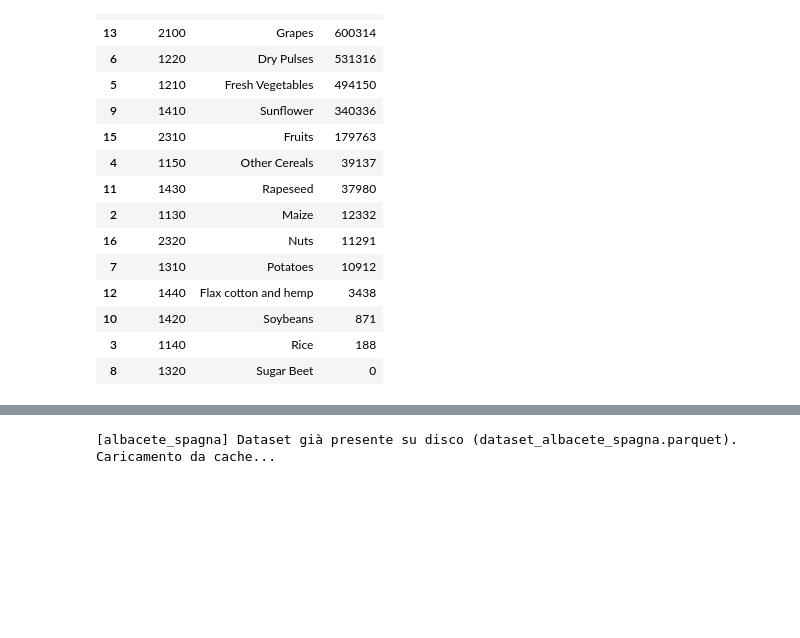
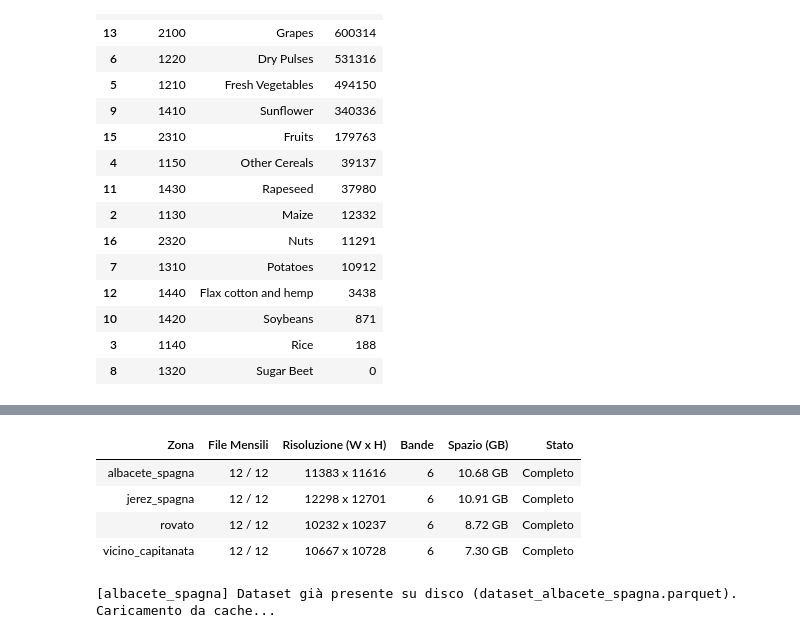
Before and after one commit to SimoRinaldi/crop-spatial-classification, a Jupyter notebook: notebooks/test.ipynb, the cells around one changed output, grey strips where cells are left out. Cells and saved outputs as stored; diff of their text form; code cells hidden in the pictures; blank space fills up the shorter version.

Commit message:
test - cella4 ok

```diff
--- a/notebooks/test.ipynb
+++ b/notebooks/test.ipynb
@@ -117,15 +117,15 @@ for zone_name, file_paths in zone_data_3035.items():
     for tif_path in file_paths["tif"]:
         # costruisce il percorso del file riproiettato in EPSG:4326 e la cartella
         file_name = tif_path.replace("03035", "4326").replace("raw", "processed")
-        xml_path = Path(file_name)
+        bbox = Path(file_name)
 
         # se il file riproiettato esiste già, salta la riproiezione
-        if xml_path.is_file():
+        if bbox.is_file():
             zone_file_list.append(file_name)
             continue
 
         # crea la cartella di destinazione se non esiste
-        xml_path.parent.mkdir(parents=True, exist_ok=True)
+        bbox.parent.mkdir(parents=True, exist_ok=True)
 
         print(f"Riproiezione in corso per {zone_name}: {Path(tif_path).name} -> EPSG:4326...")
 
@@ -157,14 +157,14 @@ from src.config import EXCLUDED_CROP_CLASSES
 
 # Analisi delle classi colturali presenti nei metadati Copernicus (.aux.xml) per ciascuna zona
 for zone_name, file_paths in zone_data_3035.items():
-    for xml_path in file_paths["xml"]:
+    for bbox in file_paths["xml"]:
         # Seleziona solo i file .aux.xml
-        if ".aux" not in xml_path:
+        if ".aux" not in bbox:
             continue
 
-        print(f"\nLettura metadati colture per zona '{zone_name}': {xml_path}")
+        print(f"\nLettura metadati colture per zona '{zone_name}': {bbox}")
 
-        tree = ET.parse(xml_path)
+        tree = ET.parse(bbox)
         root = tree.getroot()
 
         summary = {}
@@ -276,12 +276,12 @@ for zone_name, file_paths in zone_data_3035.items():
     if not isinstance(file_paths, dict) or "xml" not in file_paths:
         continue
 
-    for xml_path in file_paths["xml"]:
+    for bbox in file_paths["xml"]:
         # ignora i file .aux.xml
-        if ".aux" in str(xml_path):
+        if ".aux" in str(bbox):
             continue
 
-        tree = ET.parse(xml_path)
+        tree = ET.parse(bbox)
         root = tree.getroot()
 
         # ricerca del nodo contenente i limiti geografici
@@ -307,46 +306,53 @@ Zona: vicino_capitanata -> BBox: [14.5536, 41.8387, 15.8382, 42.8017]
 # %%
 import rasterio
-from src.config import CAPITANATA_BBOX, VICINO_CAPITANATA_BBOX, YEARS_TO_FETCH
+import pandas as pd
+from IPython.display import display
 from src.sentinel2_downloader import download_area
+
+target_years = [2024]
+summary_records = []
 
 for zone_name, file_paths in zone_data_3035.items():
     if not isinstance(file_paths, dict) or "bbox" not in file_paths:
         continue
 
-    xml_path = file_paths["bbox"]
+    bbox = file_paths["bbox"]
+    out_directory = DATA_DIR / "processed" / "zone_test" / f"sentinel2_{zone_name}_area"
 
-    out_directory = DATA_DIR / "processed" / "zone_test" / f"sentinel2_{zone_name}_area"
+    print(f"\nVerifica dati satellitari Sentinel-2 per: [{zone_name}]")
 
     # avvio del download
     downloaded_files = download_area(
         name=zone_name,
-        bbox=xml_path,
-        years=["2024"],
+        bbox=bbox,
+        years=target_years,
         months=range(1, 13),
         out_dir=str(out_directory)
     )
 
-    # riepilogo dei dati scaricati
+    # controllo file presenti e integrità
     tif_files = sorted(list(out_directory.glob("*.tif")))
+    expected_files = len(target_years) * 12
+    total_size_gb = sum(f.stat().st_size for f in tif_files) / (1024 ** 3)
 
-    print("\n" + "-" * 50)
-    print(f"Riepilogo dati satellitari zona {zone_name}")
-    print("-" * 50)
-    print(f"Cartella: {out_directory.resolve()}")
-    print(f"File GeoTIFF mensili trovati: {len(tif_files)} (attesi: {len(YEARS_TO_FETCH) * 12})")
-
-    total_size_mb = 0.0
-    for f in tif_files:
-        size_mb = f.stat().st_size / (1024 * 1024)
-        total_size_mb += size_mb
-        print(f"  • {f.name} ({size_mb:.1f} MB)")
-
-    print(f"Spazio totale occupato: {total_size_mb / 1024:.2f} GB")
-
-    # controllo di integrità sul primo file disponibile
+    res_str, bands_count, is_ok = "N/D", 0, False
     if tif_files:
         with rasterio.open(tif_files[0]) as src:
-            print(f"\nVerifica formato raster ({tif_files[0].name}):")
-            print(f"  • Dimensioni: {src.width} x {src.height} pixel")
-            print(f"  • Numero bande: {src.count}")
+            res_str = f"{src.width} x {src.height}"
+            bands_count = src.count
+            is_ok = (len(tif_files) == expected_files and bands_count == 6)
+
+    summary_records.append({
+        "Zona": zone_name,
+        "File Mensili": f"{len(tif_files)} / {expected_files}",
+        "Risoluzione (W x H)": res_str,
+        "Bande": bands_count,
+        "Spazio (GB)": f"{total_size_gb:.2f} GB",
+        "Stato": "Completo" if is_ok else "Incompleto"
+    })
+
+# stampa tabella riassuntiva di tutte le zone
+df_satellites_summary = pd.DataFrame(summary_records)
+print("RIEPILOGO FINALE DATI SATELLITARI ZONE DI TEST (SENTINEL-2 L2A)")
+display(df_satellites_summary.style.hide(axis="index"))
 # %% [output]
@@ -370,3 +376,8 @@ Verifica formato raster (vicino_capitanata_2024_01.tif):
+| Zona | File Mensili | Risoluzione (W x H) | Bande | Spazio (GB) | Stato |
+| albacete_spagna | 12 / 12 | 11383 x 11616 | 6 | 10.68 GB | Completo |
+| jerez_spagna | 12 / 12 | 12298 x 12701 | 6 | 10.91 GB | Completo |
+| rovato | 12 / 12 | 10232 x 10237 | 6 | 8.72 GB | Completo |
+| vicino_capitanata | 12 / 12 | 10667 x 10728 | 6 | 7.30 GB | Completo |
 # %%
 from pathlib import Path
 import json
```
Also changed, not shown: parts of 2 cells of this notebook.
